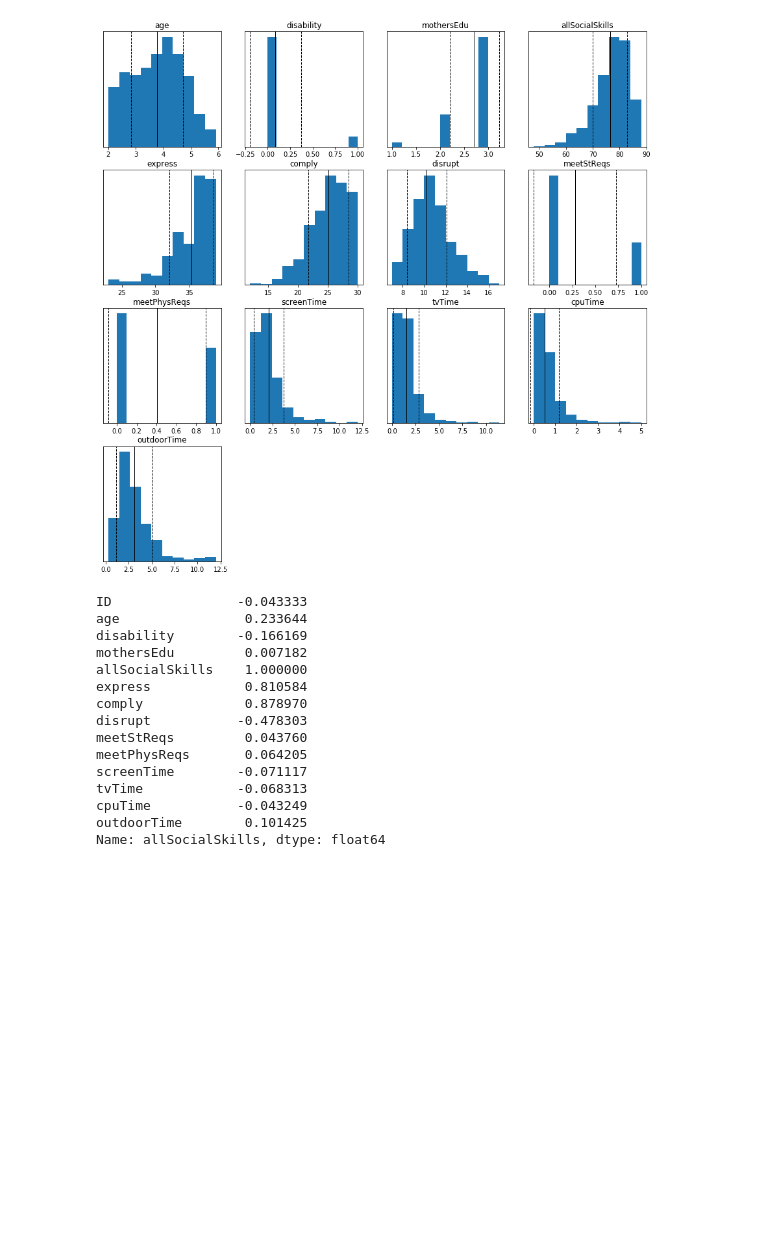
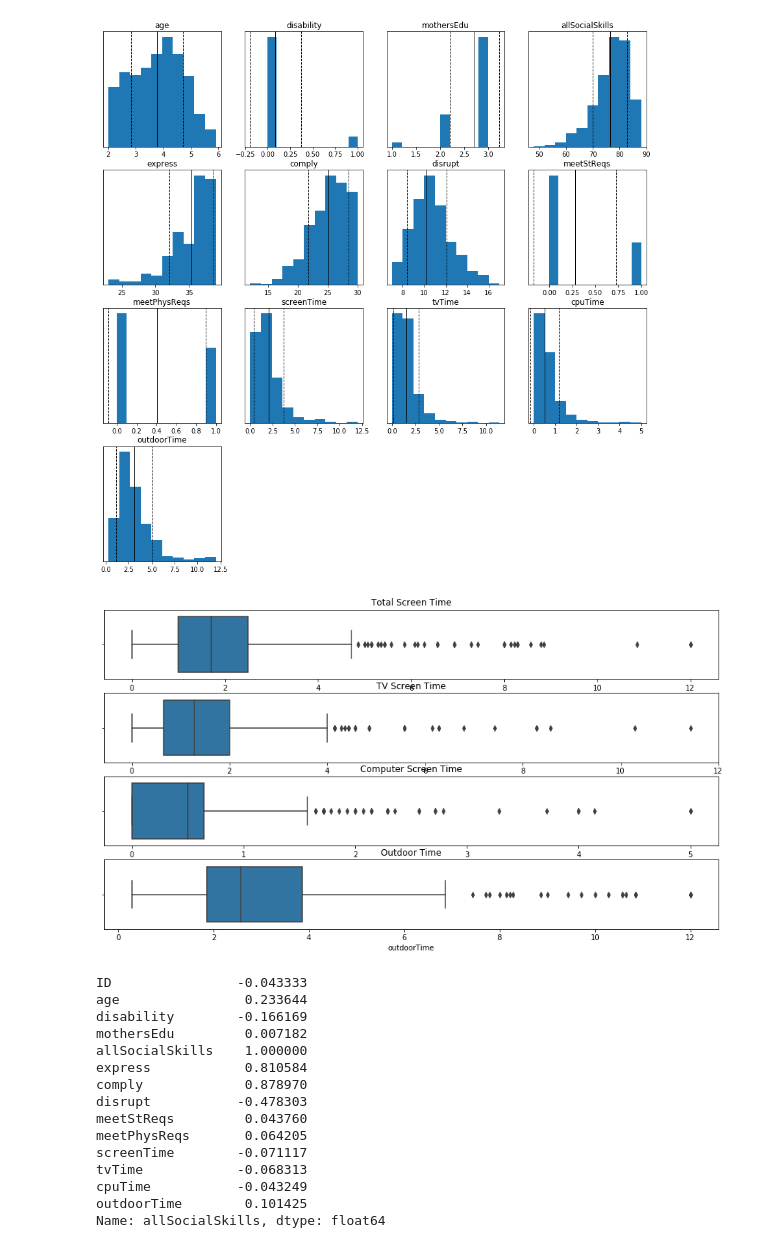
Before and after one commit to conditg/predicting-disruption, a Jupyter notebook: ScreenTime_SocialSkills.ipynb, the cells around one changed output. Drawn from its saved outputs; the diff is of its cells as text; code cells hidden in the pictures; blank space fills up the shorter version.

```diff
--- a/ScreenTime_SocialSkills.ipynb
+++ b/ScreenTime_SocialSkills.ipynb
@@ -40,6 +51,23 @@ for j,x in enumerate(df.columns[2:]):
 plt.show()
 # %% [output]
 [figure]
+# %%
+plt.figure(figsize=[15,8])
+plt.subplot(4,1,1)
+sns.boxplot(x='screenTime', data=df, orient='h')
+plt.title('Total Screen Time')
+plt.subplot(4,1,2)
+plt.title('TV Screen Time')
+sns.boxplot(x='tvTime', data=df, orient='h')
+plt.subplot(4,1,3)
+plt.title('Computer Screen Time')
+sns.boxplot(x='cpuTime', data=df, orient='h')
+plt.subplot(4,1,4)
+plt.title('Outdoor Time')
+sns.boxplot(x='outdoorTime', data=df, orient='h')
+plt.show()
+# %% [output]
+[figure, added]
 # %%
 df.corr()['allSocialSkills']
 # %% [output]
```
Also changed, not shown: parts of 4 cells of this notebook.
